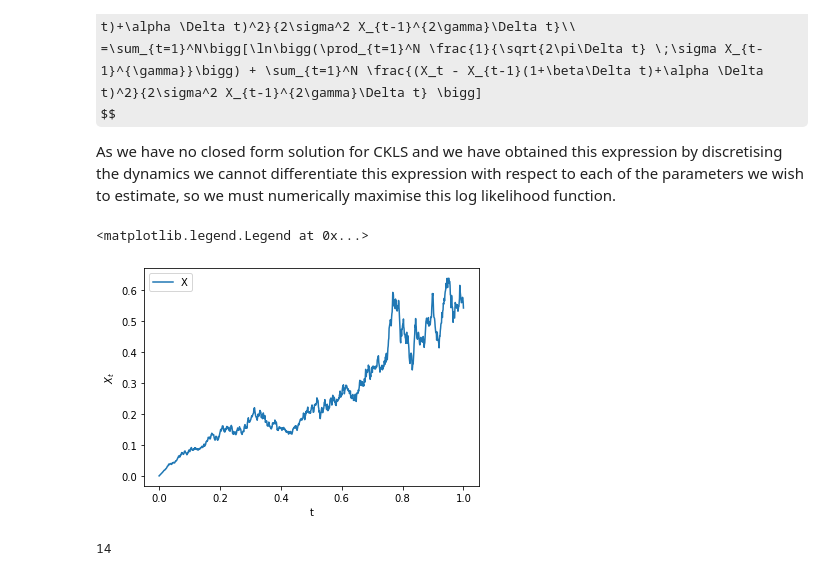
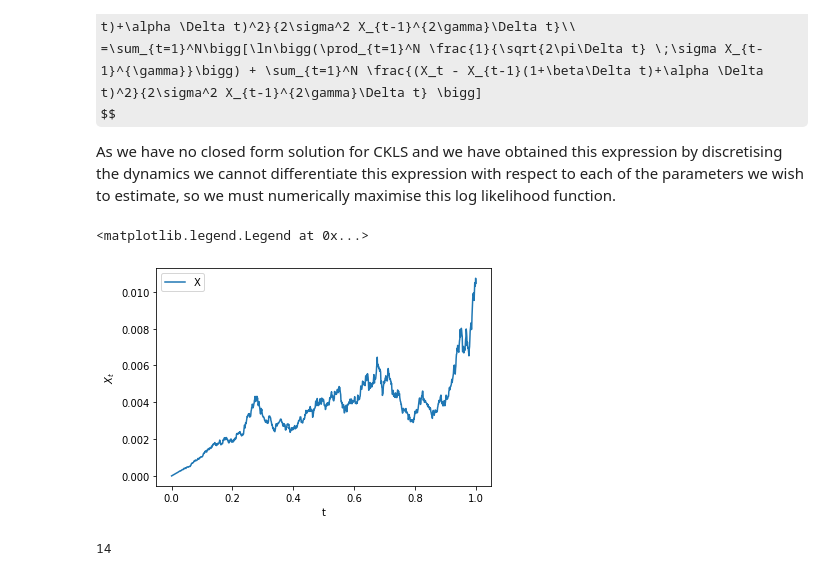
Before and after one commit to s2133934/StochVol, a Jupyter notebook: Notes.ipynb, the cells around one changed output. Drawn from its saved outputs; the diff is of its cells as text; code cells hidden in the pictures; some formulas as TeX source.

```diff
--- a/Notes.ipynb
+++ b/Notes.ipynb
@@ -1239,27 +1239,27 @@ As we have no closed form solution for CKLS and we have obtained this expression
 # %%
 ########### CKLS Process by Euler ######################
 ## X_t+1 - X_t= (a - b*X_t)dt + c X_t^d dW_t
 #(a=alpha, b=beta, c = volatility, d=gamma)
 
-alpha, beta, sigma, gamma = 1., 1., 1., 1.
-T, N = 1.0, 1000
+alpha, beta, sigma, gamma = 0.01, -0.1, 1, 1
+T, N = 1, 1000
 dt = T/N
 # np.random.seed(101) #uncomment to make this static results
 dW = np.sqrt(dt) * np.random.randn(N) # root(dt) * Wt
 
 t_discrete = np.linspace(0., T, N)
 
 X = np.zeros(N)
 
 for i in range(N - 1):
     X[i+1] = X[i] + (alpha - beta * X[i]) * dt + sigma * X[i]**gamma * dW[i]
 
 plt.plot(t_discrete, X, label='X')
 plt.xlabel('t'); plt.ylabel('$X_t$')
 plt.legend()
 # %% [output]
 <matplotlib.legend.Legend at 0x...>
-[figure, old version]
+[figure, new version]
 # %%
 def ckls_mle(ckls_params, dt, X):
     '''
```
Also changed, not shown: parts of 30 cells of this notebook, 5 other files.
